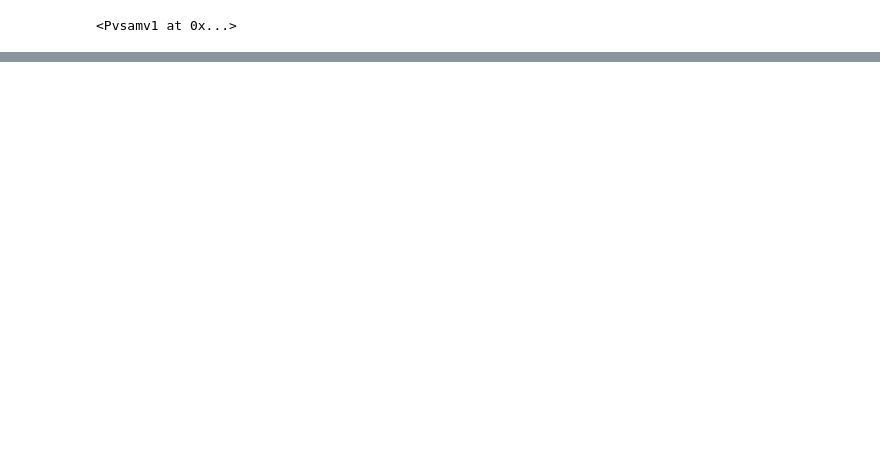
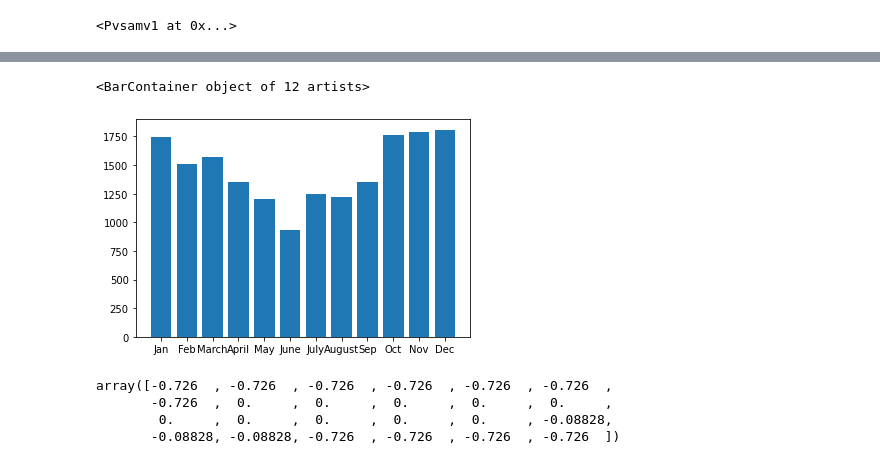
Before and after one commit to UW-GRID/PV_sizing, a Jupyter notebook: ipynb/pysam_model.ipynb, the cells around one changed output, grey strips where cells are left out. Saved outputs shown, nothing was run; the diff lists cells and outputs as text; code cells hidden in the pictures; blank space fills up the shorter version.

```diff
--- a/ipynb/pysam_model.ipynb
+++ b/ipynb/pysam_model.ipynb
@@ -303,10 +319,13 @@ pvmodels = []
 # %%
 %%time
 
+# l = []  # for testing purposes
+
 for m in range(2,8):
-    for n in range(4,5):
-        if m*n <=30:
-            pvmodels_param_dict.append({"modules_per_string" : m, "number_of_strings" : n})
-            z = execute_pvmodel(m,n)
-            pvmodels.append(z)
+    for n in range(4,15):
+#         if m*n <=30:
+#             l.append([m,n])
+        pvmodels_param_dict.append({"modules_per_string" : m, "number_of_strings" : n})
+        z = execute_pvmodel(m,n)
+        pvmodels.append(z)
 # %% [output]
@@ -348,0 +394,13 @@ AttributeError: type object 'AdjustmentFactors' has no attribute 'assign'
+# %%
+months = ["Jan", "Feb", "March", "April", "May", "June", "July", "August", "Sep", "Oct", "Nov", "Dec"]
+plt.bar(months, pvmodels[0].Outputs.monthly_energy)
+# %% [output]
+<BarContainer object of 12 artists>
+[figure, added]
+# %%
+(np.array(pvmodels[-1].Outputs.system_to_load) + np.array(pvmodels[-1].Outputs.batt_to_load) - np.tile(our_load_profile, 25))[-24:]
+# %% [output]
+array([-0.726  , -0.726  , -0.726  , -0.726  , -0.726  , -0.726  ,
+       -0.726  ,  0.     ,  0.     ,  0.     ,  0.     ,  0.     ,
+        0.     ,  0.     ,  0.     ,  0.     ,  0.     , -0.08828,
+       -0.08828, -0.08828, -0.726  , -0.726  , -0.726  , -0.726  ])
```
Also changed, not shown: parts of 10 cells of this notebook.
